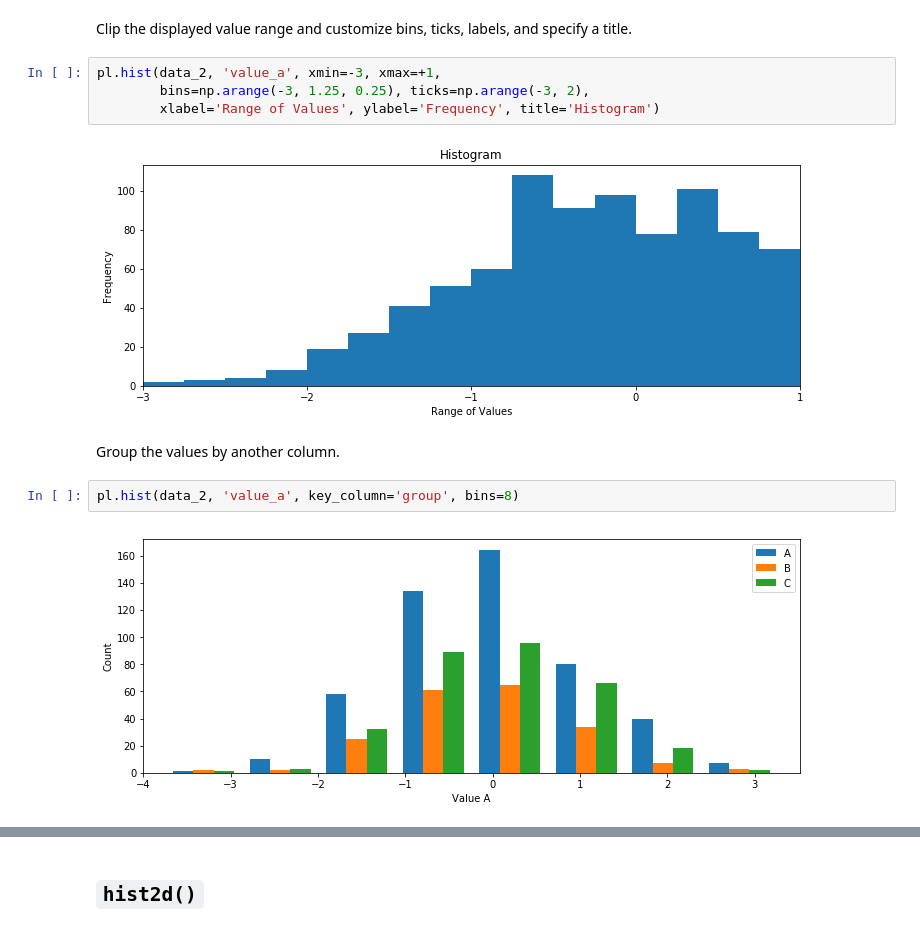
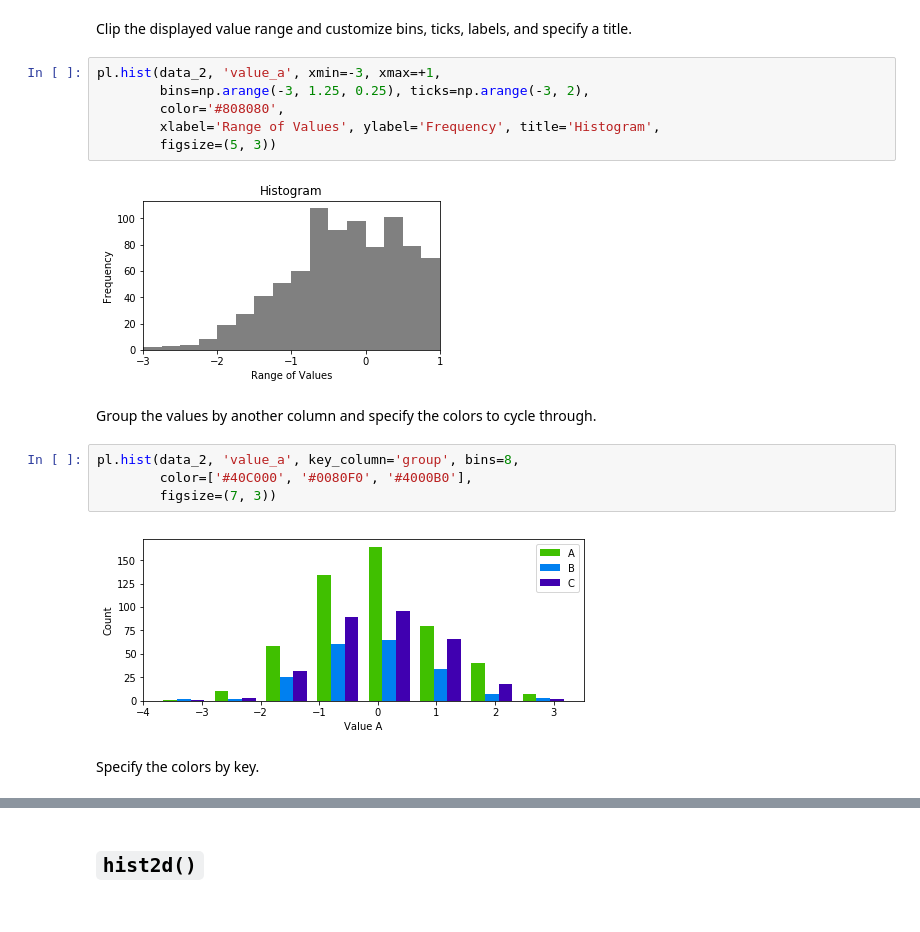
Before and after one commit to mastersign/mastersign-datascience, a Jupyter notebook: demo-plot.ipynb, the cells around one changed output, grey strips where cells are left out. Saved outputs shown, nothing was run; the diff lists cells and outputs as text.

Commit message:
add and improve support for custom colors

```diff
--- a/demo-plot.ipynb
+++ b/demo-plot.ipynb
@@ -228,12 +262,18 @@ Clip the displayed value range and customize bins, ticks, labels, and specify a
 # %%
 pl.hist(data_2, 'value_a', xmin=-3, xmax=+1,
         bins=np.arange(-3, 1.25, 0.25), ticks=np.arange(-3, 2),
-        xlabel='Range of Values', ylabel='Frequency', title='Histogram')
+        color='#808080',
+        xlabel='Range of Values', ylabel='Frequency', title='Histogram',
+        figsize=(5, 3))
 # %% [output]
-[figure, old version]
+[figure, new version]
 # %% [markdown]
-Group the values by another column.
+Group the values by another column and specify the colors to cycle through.
 # %%
-pl.hist(data_2, 'value_a', key_column='group', bins=8)
+pl.hist(data_2, 'value_a', key_column='group', bins=8,
+        color=['#40C000', '#0080F0', '#4000B0'],
+        figsize=(7, 3))
 # %% [output]
-[figure, old version]
+[figure, new version]
+# %% [markdown]
+Specify the colors by key.
```
Also changed, not shown: parts of 21 cells of this notebook, 1 other file.
